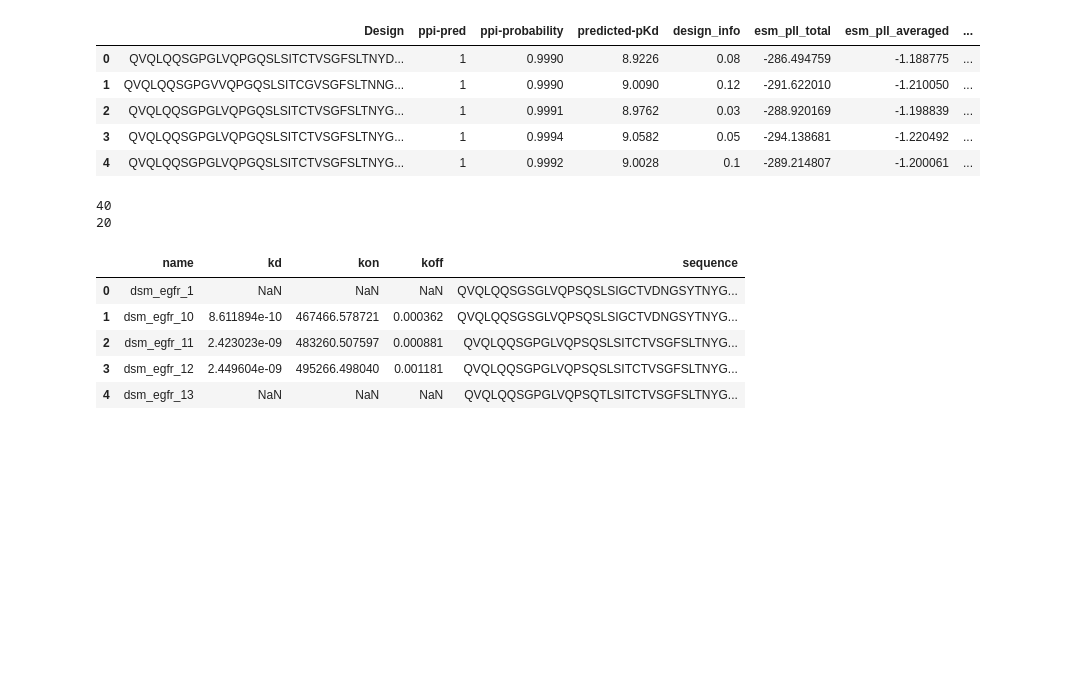
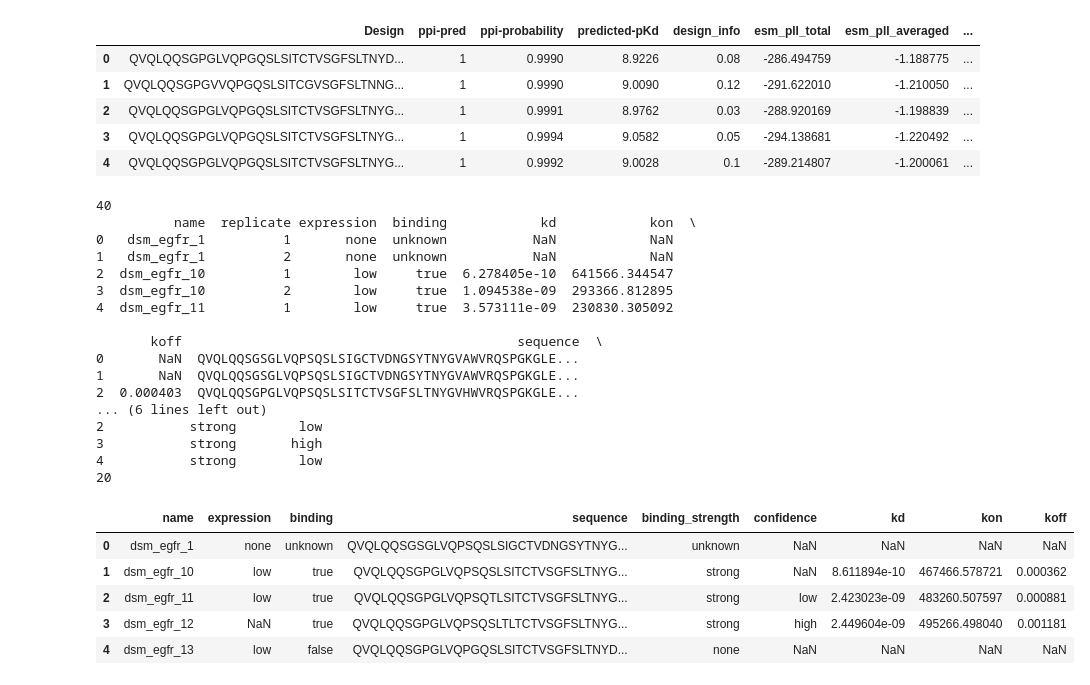
Before and after one commit to Gleghorn-Lab/DSM, a Jupyter notebook: wetlab_result_analysis/egfr/egfr.ipynb, the cells around one changed output. Drawn from its saved outputs; the diff is of its cells as text; code cells hidden in the pictures; blank space fills up the shorter version.

```diff
--- a/wetlab_result_analysis/egfr/egfr.ipynb
+++ b/wetlab_result_analysis/egfr/egfr.ipynb
@@ -19,26 +19,56 @@ designs.head()
 # %%
 egfr = pd.read_csv('egfr.csv')
 print(len(egfr))
-names = egfr['name']
-seqs = egfr['sequence']
-# drop non numeric columns
-egfr = egfr.select_dtypes(include=[np.number])
-egfr['name'] = names
-egfr = egfr.drop(columns=['replicate'])
-# average the rows that share the name column
-egfr = egfr.groupby('name').mean().reset_index()
-egfr['sequence'] = seqs
+print(egfr.head())
+
+# Drop the 'replicate' column
+egfr.drop(columns=['replicate'], inplace=True)
+
+# Identify non-numeric columns (excluding the groupby key)
+non_numeric_cols = egfr.select_dtypes(exclude=[np.number]).columns.tolist()
+non_numeric_cols = [col for col in non_numeric_cols if col != 'name']
+
+# Group by 'name', aggregate numeric columns by mean, and keep non-numeric columns if all values are the same within the group
+def keep_if_unique(series):
+    unique_vals = series.unique()
+    if len(unique_vals) == 1:
+        return unique_vals[0]
+    else:
+        return np.nan
+
+agg_dict = {col: keep_if_unique for col in non_numeric_cols}
+# Add mean aggregation for numeric columns
+for col in egfr.select_dtypes(include=[np.number]).columns:
+    agg_dict[col] = 'mean'
+
+egfr = egfr.groupby('name', as_index=False).agg(agg_dict)
+
 print(len(egfr))
 egfr.head()
 # %% [output]
 40
+          name  replicate expression  binding            kd            kon  \
+0   dsm_egfr_1          1       none  unknown           NaN            NaN
+1   dsm_egfr_1          2       none  unknown           NaN            NaN
+2  dsm_egfr_10          1        low     true  6.278405e-10  641566.344547
+3  dsm_egfr_10          2        low     true  1.094538e-09  293366.812895
+4  dsm_egfr_11          1        low     true  3.573111e-09  230830.305092
+
+       koff                                           sequence  \
+0       NaN  QVQLQQSGSGLVQPSQSLSIGCTVDNGSYTNYGVAWVRQSPGKGLE...
+1       NaN  QVQLQQSGSGLVQPSQSLSIGCTVDNGSYTNYGVAWVRQSPGKGLE...
+2  0.000403  QVQLQQSGPGLVQPSQSLSITCTVSGFSLTNYGVHWVRQSPGKGLE...
+... (6 lines left out)
+2           strong        low
+3           strong       high
+4           strong        low
 20
-|  | name | kd | kon | koff | sequence |
-| 0 | dsm_egfr_1 | NaN | NaN | NaN | QVQLQQSGSGLVQPSQSLSIGCTVDNGSYTNYG... |
-| 1 | dsm_egfr_10 | 8.611894e-10 | 467466.578721 | 0.000362 | QVQLQQSGSGLVQPSQSLSIGCTVDNGSYTNYG... |
-| 2 | dsm_egfr_11 | 2.423023e-09 | 483260.507597 | 0.000881 | QVQLQQSGPGLVQPSQSLSITCTVSGFSLTNYG... |
-| 3 | dsm_egfr_12 | 2.449604e-09 | 495266.498040 | 0.001181 | QVQLQQSGPGLVQPSQSLSITCTVSGFSLTNYG... |
-| 4 | dsm_egfr_13 | NaN | NaN | NaN | QVQLQQSGPGLVQPSQTLSITCTVSGFSLTNYG... |
+|  | name | expression | binding | sequence | binding_strength | confidence | kd | kon | koff |
+| 0 | dsm_egfr_1 | none | unknown | QVQLQQSGSGLVQPSQSLSIGCTVDNGSYTNYG... | unknown | NaN | NaN | NaN | NaN |
+| 1 | dsm_egfr_10 | low | true | QVQLQQSGPGLVQPSQSLSITCTVSGFSLTNYG... | strong | NaN | 8.611894e-10 | 467466.578721 | 0.000362 |
+| 2 | dsm_egfr_11 | low | true | QVQLQQSGPGLVQPSQTLSITCTVSGFSLTNYG... | strong | low | 2.423023e-09 | 483260.507597 | 0.000881 |
+| 3 | dsm_egfr_12 | NaN | true | QVQLQQSGPGLVQPSQSLTLTCTVSGFSLTNYG... | strong | high | 2.449604e-09 | 495266.498040 | 0.001181 |
+| 4 | dsm_egfr_13 | low | false | QVQLQQSGPGLVQPGQSLSITCTVSGFSLTNYD... | none | NaN | NaN | NaN | NaN |
 # %%
 egfr['pkd'] = -np.log10(egfr['kd'])
 # sort by pkd, largest at top
```
Also changed, not shown: parts of 6 cells of this notebook, 5 other files.
